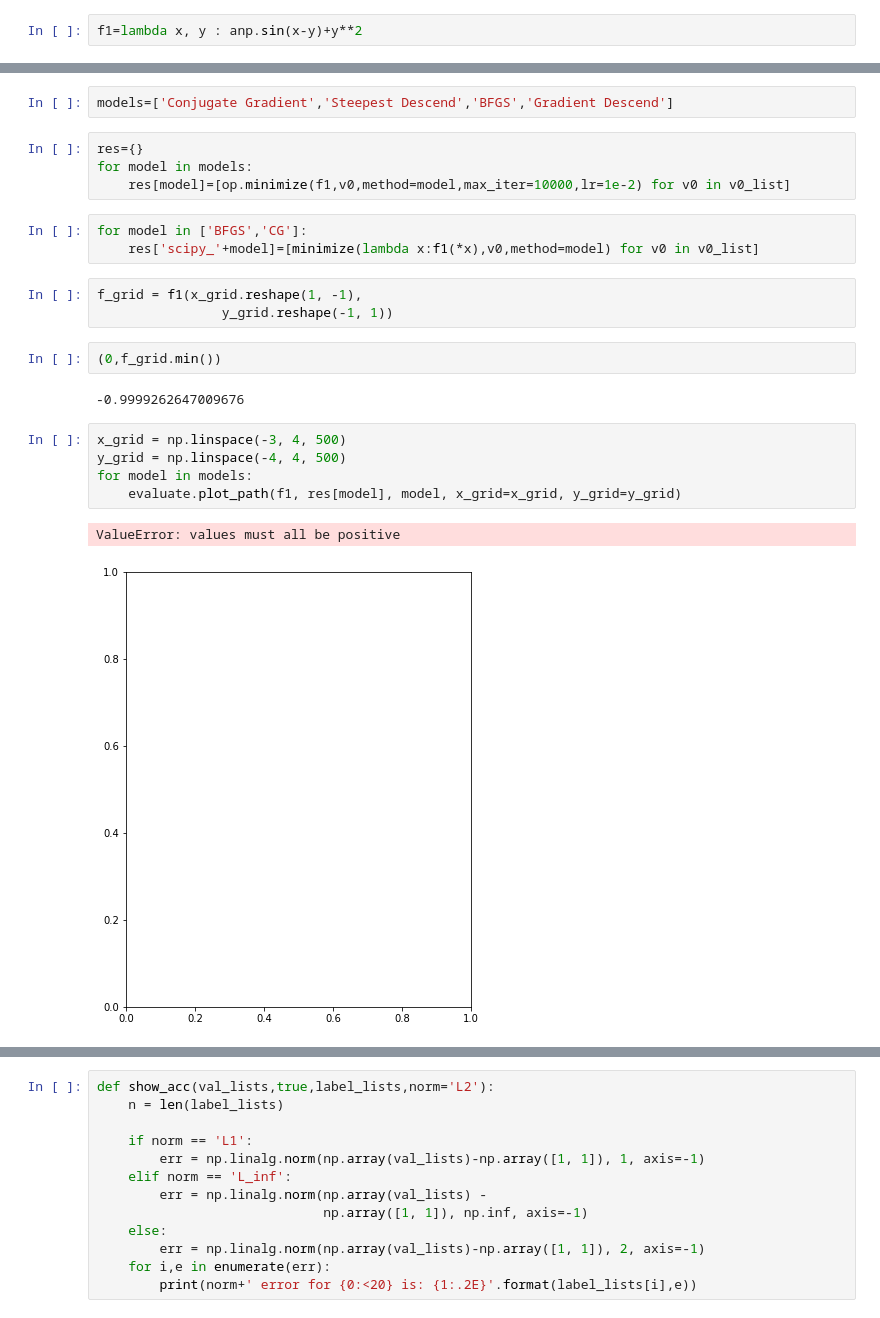
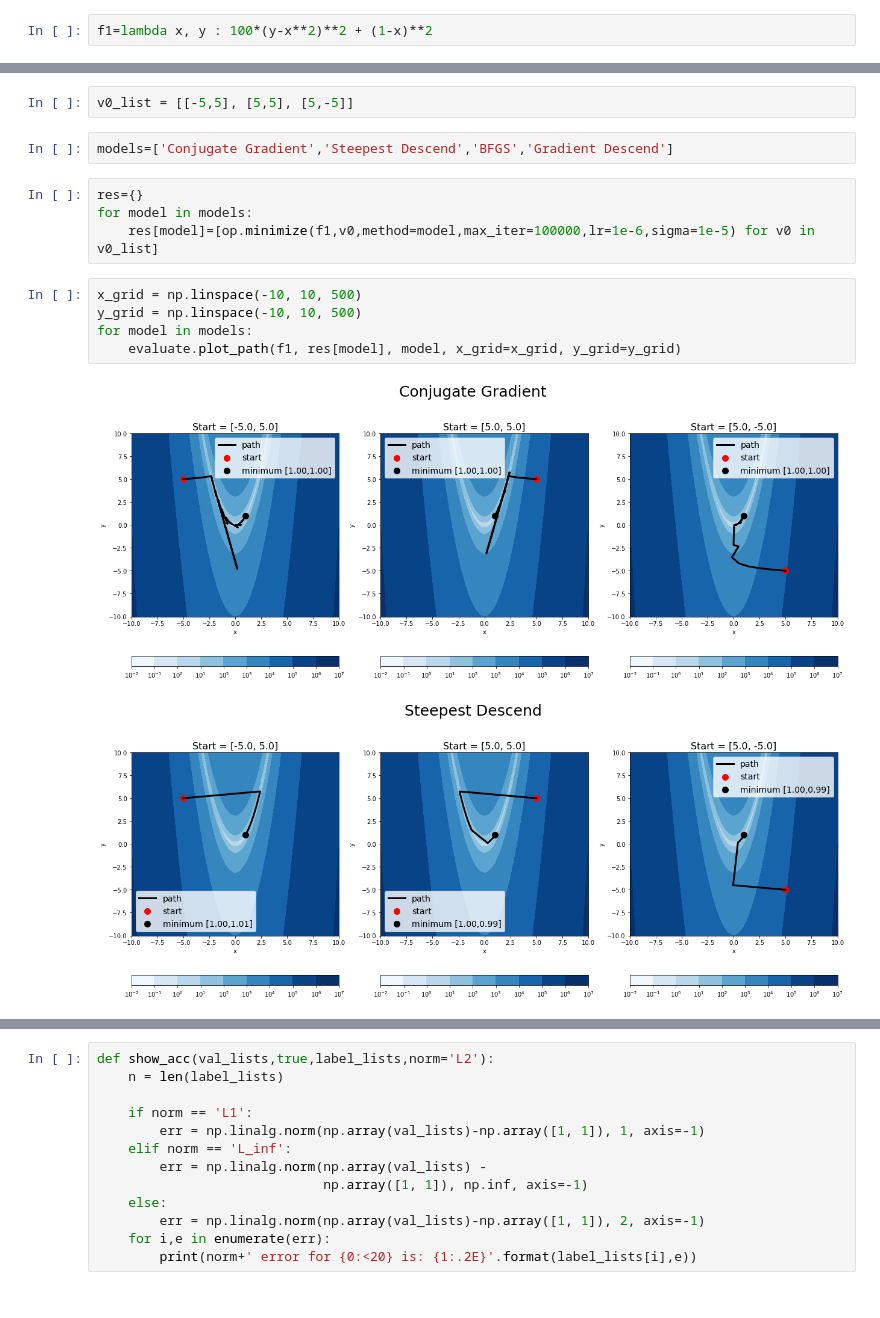
Before and after one commit to AutoDiffAll/cs207_FinalProject, a Jupyter notebook: demos/test_for_optimizer.ipynb, the cells around one changed output, grey strips where cells are left out. Saved outputs shown, nothing was run; the diff lists cells and outputs as text.

```diff
--- a/demos/test_for_optimizer.ipynb
+++ b/demos/test_for_optimizer.ipynb
@@ -17,4 +20,4 @@ import evaluate
 # %% [markdown]
 ## demo cases
 # %%
-f1=lambda x, y : anp.sin(x-y)+y**2
+f1=lambda x, y : 100*(y-x**2)**2 + (1-x)**2
@@ -23,24 +24,16 @@ v0_list = [[-10,10], [10,10], [10,-10]]
+# %%
+v0_list = [[-5,5], [5,5], [5,-5]]
 # %%
 models=['Conjugate Gradient','Steepest Descend','BFGS','Gradient Descend']
 # %%
 res={}
 for model in models:
-    res[model]=[op.minimize(f1,v0,method=model,max_iter=10000,lr=1e-2) for v0 in v0_list]
+    res[model]=[op.minimize(f1,v0,method=model,max_iter=100000,lr=1e-6,sigma=1e-5) for v0 in v0_list]
-# %%
-for model in ['BFGS','CG']:
-    res['scipy_'+model]=[minimize(lambda x:f1(*x),v0,method=model) for v0 in v0_list]
-# %%
-f_grid = f1(x_grid.reshape(1, -1),
-                y_grid.reshape(-1, 1))
-# %%
-(0,f_grid.min())
-# %% [output]
--0.9999262647009676
 # %%
-x_grid = np.linspace(-3, 4, 500)
-y_grid = np.linspace(-4, 4, 500)
+x_grid = np.linspace(-10, 10, 500)
+y_grid = np.linspace(-10, 10, 500)
 for model in models:
     evaluate.plot_path(f1, res[model], model, x_grid=x_grid, y_grid=y_grid)
 # %% [output]
-ValueError: values must all be positive
-[figure, old version]
+[figure, new version]
+[figure, added]
```
Also changed, not shown: parts of 7 cells of this notebook, 3 other files.
